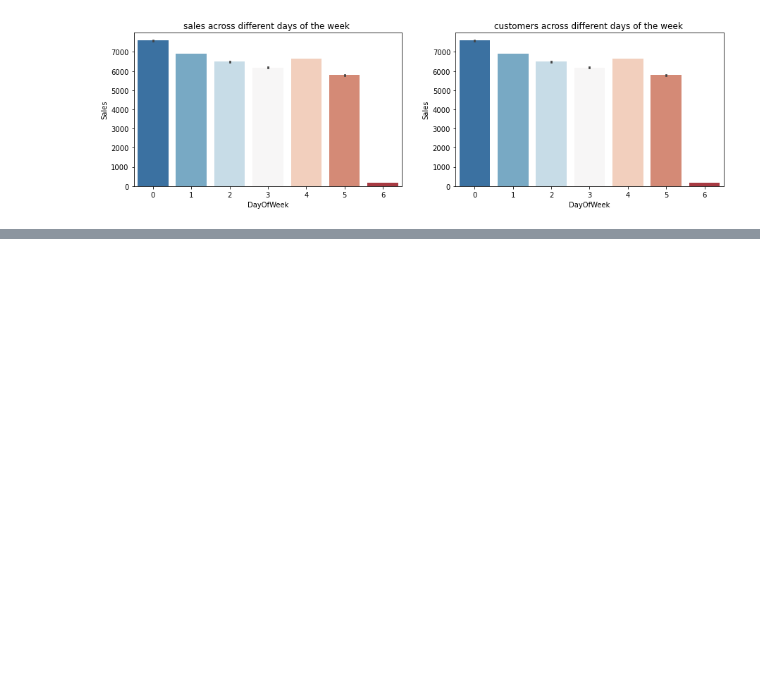
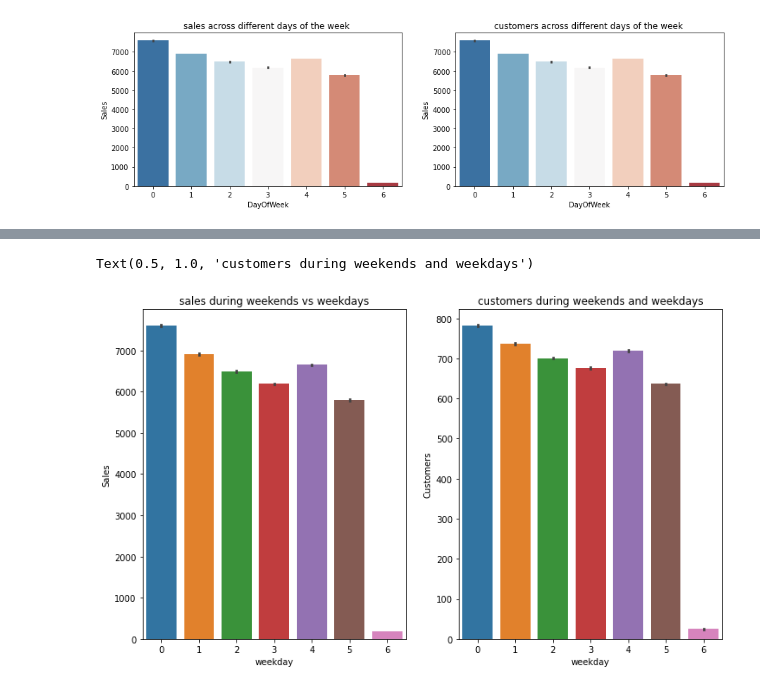
Before and after one commit to YohansSamuel/pharmaceutical_sales_prediction, a Jupyter notebook: notebooks/EDA.ipynb, the cells around one changed output, grey strips where cells are left out. Cells and saved outputs as stored; diff of their text form; code cells hidden in the pictures; blank space fills up the shorter version.

```diff
--- a/notebooks/EDA.ipynb
+++ b/notebooks/EDA.ipynb
@@ -582,0 +590,8 @@ Text(0.5, 1.0, 'customers across different days of the week ')
+# %%
+fig, (axis1,axis2) = plt.subplots(1,2,figsize=(12,7))
+
+sns.barplot(x='weekday', y='Sales', data=joined_train_df, ax=axis1).set_title('sales during weekends vs weekdays')
+sns.barplot(x='weekday', y='Customers', data=joined_train_df, ax=axis2).set_title('customers during weekends and weekdays')
+# %% [output]
+Text(0.5, 1.0, 'customers during weekends and weekdays')
+[figure, added]
```
Also changed, not shown: parts of 2 cells of this notebook.
